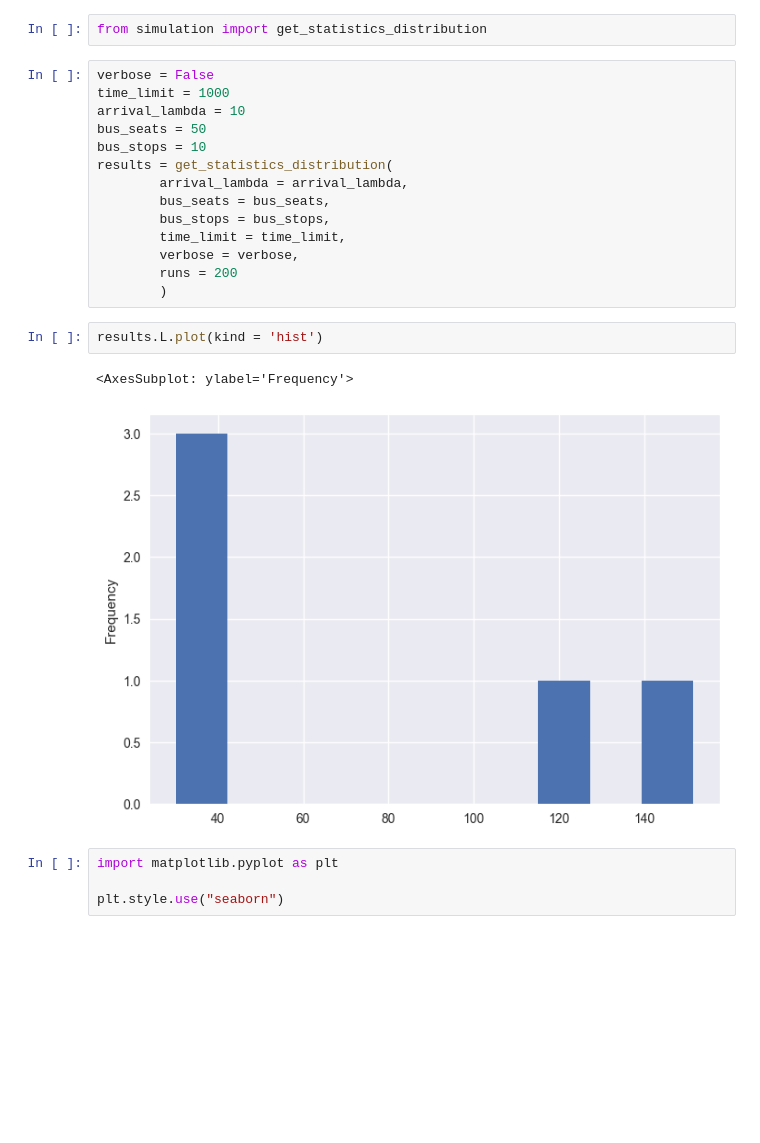
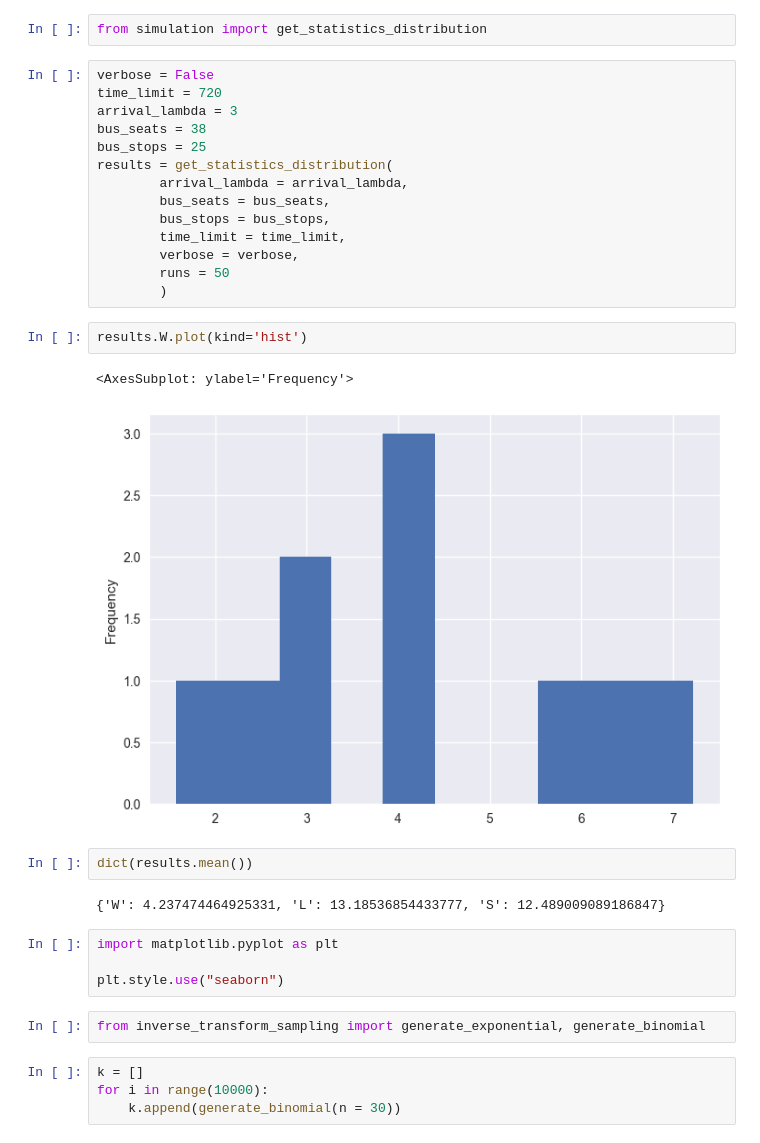
Before and after one commit to samaypanwar/MH4702-QueueingSystem, a Jupyter notebook: temp.ipynb, the cells around one changed output. Drawn from its saved outputs; the diff is of its cells as text; blank space fills up the shorter version.

```diff
--- a/temp.ipynb
+++ b/temp.ipynb
@@ -17,24 +17,34 @@ Average number of arrivals (lambda)
 from simulation import get_statistics_distribution
 # %%
 verbose = False
-time_limit = 1000
-arrival_lambda = 10
-bus_seats = 50
-bus_stops = 10
+time_limit = 720
+arrival_lambda = 3
+bus_seats = 38
+bus_stops = 25
 results = get_statistics_distribution(
         arrival_lambda = arrival_lambda,
         bus_seats = bus_seats,
         bus_stops = bus_stops,
         time_limit = time_limit,
         verbose = verbose,
-        runs = 200
+        runs = 50
         )
 # %%
-results.L.plot(kind = 'hist')
+results.W.plot(kind='hist')
 # %% [output]
 <AxesSubplot: ylabel='Frequency'>
-[figure, old version]
+[figure, new version]
+# %%
+dict(results.mean())
+# %% [output]
+{'W': 4.237474464925331, 'L': 13.18536854433777, 'S': 12.489009089186847}
 # %%
 import matplotlib.pyplot as plt
 
 plt.style.use("seaborn")
+# %%
+from inverse_transform_sampling import generate_exponential, generate_binomial
+# %%
+k = []
+for i in range(10000):
+    k.append(generate_binomial(n = 30))
```
Also changed, not shown: parts of 3 cells of this notebook, 2 other files.
